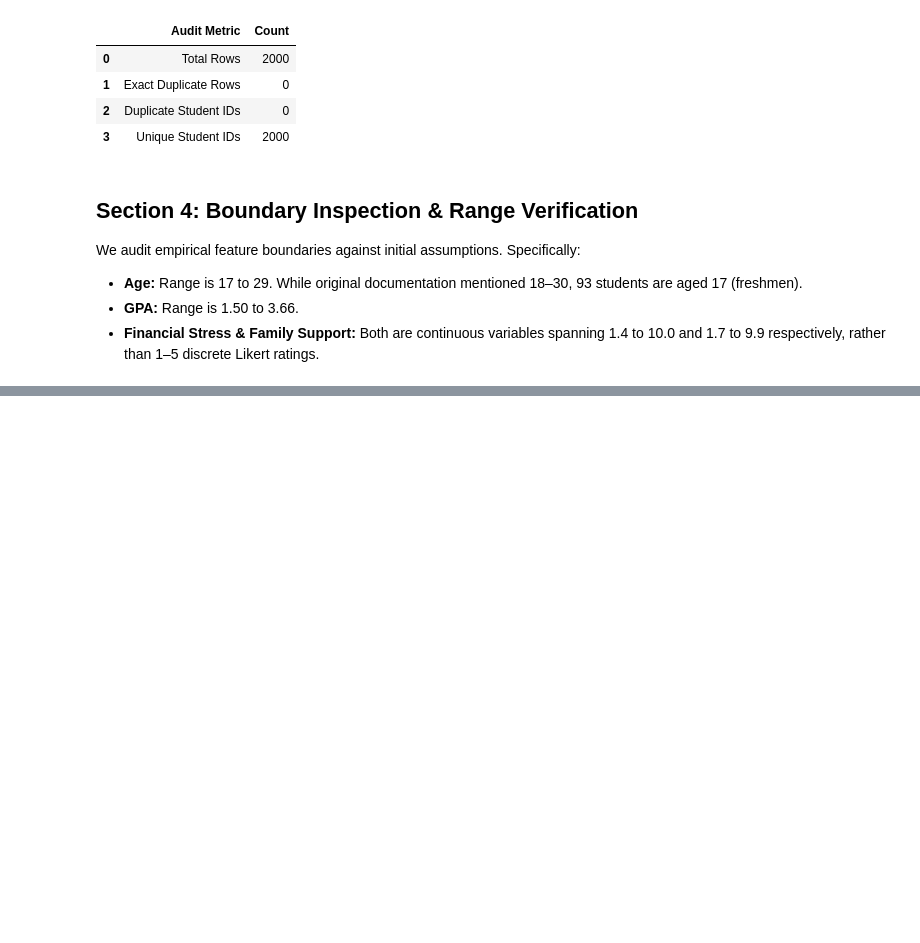
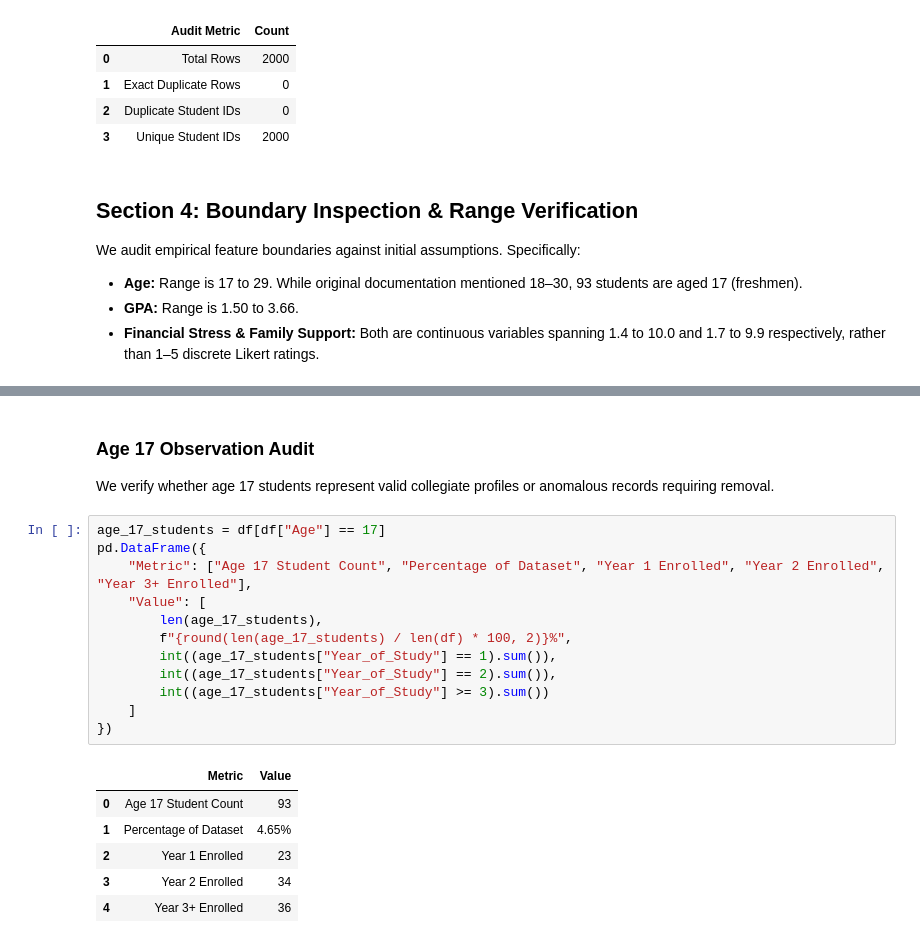
Before and after one commit to Badr-Eddine-Slaoui/CAMPUSWELL-RIS-LAB, a Jupyter notebook: notebooks/01_eda.ipynb, the cells around one changed output, grey strips where cells are left out. Drawn from its saved outputs; the diff is of its cells as text; blank space fills up the shorter version.

```diff
--- a/notebooks/01_eda.ipynb
+++ b/notebooks/01_eda.ipynb
@@ -136,0 +158,22 @@ We audit empirical feature boundaries against initial assumptions. Specifically:
+# %% [markdown]
+### Age 17 Observation Audit
+We verify whether age 17 students represent valid collegiate profiles or anomalous records requiring removal.
+# %%
+age_17_students = df[df["Age"] == 17]
+pd.DataFrame({
+    "Metric": ["Age 17 Student Count", "Percentage of Dataset", "Year 1 Enrolled", "Year 2 Enrolled", "Year 3+ Enrolled"],
+    "Value": [
+        len(age_17_students),
+        f"{round(len(age_17_students) / len(df) * 100, 2)}%",
+        int((age_17_students["Year_of_Study"] == 1).sum()),
+        int((age_17_students["Year_of_Study"] == 2).sum()),
+        int((age_17_students["Year_of_Study"] >= 3).sum())
+    ]
+})
+# %% [output]
+|  | Metric | Value |
+| 0 | Age 17 Student Count | 93 |
+| 1 | Percentage of Dataset | 4.65% |
+| 2 | Year 1 Enrolled | 23 |
+| 3 | Year 2 Enrolled | 34 |
+| 4 | Year 3+ Enrolled | 36 |
```
Also changed, not shown: parts of 4 cells of this notebook.
